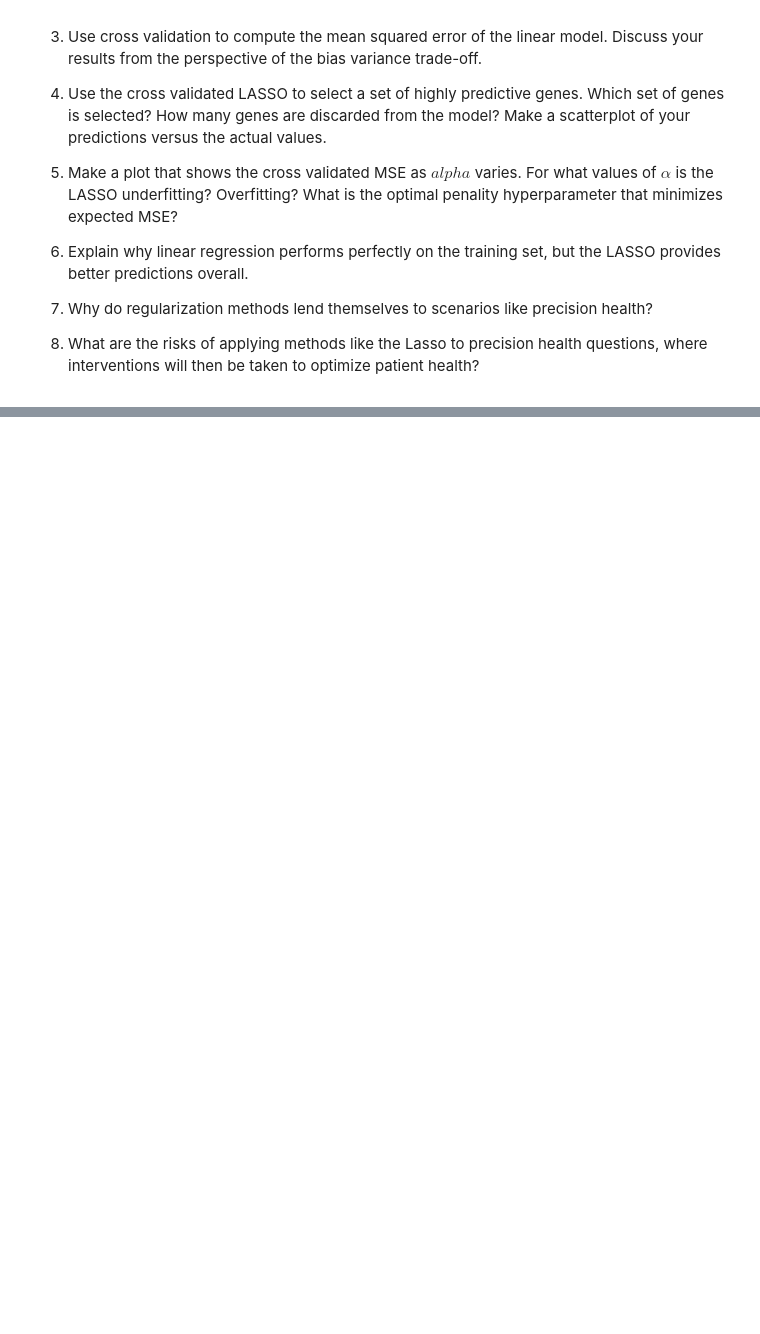
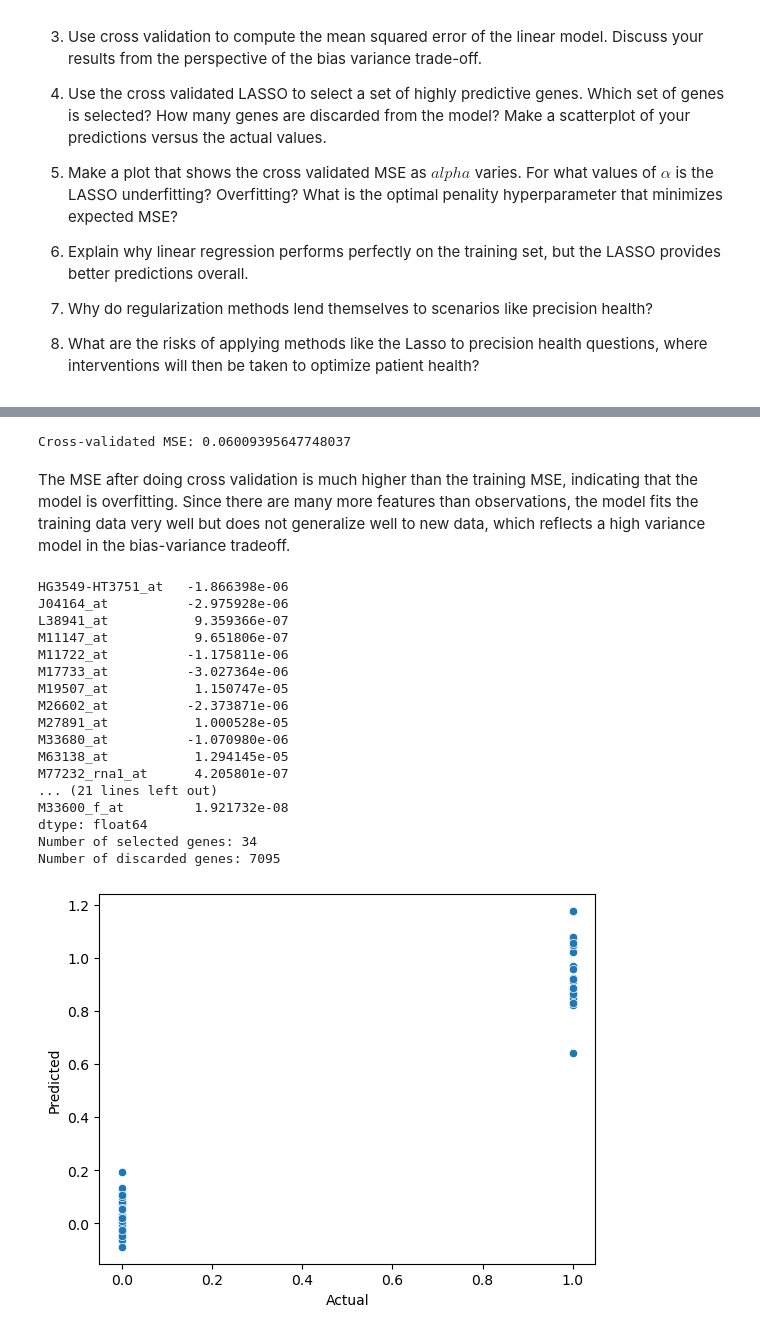
Before and after one commit to shalmalirao/undergrad_ml_assignments, a Jupyter notebook: genomics_lab.ipynb, the cells around one changed output, grey strips where cells are left out. Saved outputs shown, nothing was run; the diff lists cells and outputs as text; code cells hidden in the pictures; blank space fills up the shorter version.

```diff
--- a/genomics_lab.ipynb
+++ b/genomics_lab.ipynb
@@ -61,0 +75,48 @@ sns.scatterplot(x=y_hat, y=resid)
+# %%
+# Question 3
+
+scores = cross_val_score(model, genes, y, cv=5, scoring="neg_mean_squared_error")
+cv_mse = -scores.mean()
+print("Cross-validated MSE:", cv_mse)
+# %% [output]
+Cross-validated MSE: 0.06009395647748037
+# %% [markdown]
+The MSE after doing cross validation is much higher than the training MSE, indicating that the model is overfitting. Since there are many more features than observations, the model fits the training data very well but does not generalize well to new data, which reflects a high variance model in the bias-variance tradeoff.
+# %%
+# Question 4
+
+lasso = LassoCV(cv=5)
+lasso.fit(genes, y)
+
+y_hat_lasso = lasso.predict(genes)
+
+coef = pd.Series(lasso.coef_, index=genes.columns)
+selected_genes = coef[coef != 0]  # set of selected genes (the ones with non-zero coefficients)
+print(selected_genes)
+
+print("Number of selected genes:", len(selected_genes))  # 34 genes were selected, while 7095 were discarded
+print("Number of discarded genes:", (coef == 0).sum())
+
+sns.scatterplot(x=y, y=y_hat_lasso)
+plt.xlabel("Actual")
+plt.ylabel("Predicted")
+plt.show()
+# %% [output]
+HG3549-HT3751_at   -1.866398e-06
+J04164_at          -2.975928e-06
+L38941_at           9.359366e-07
+M11147_at           9.651806e-07
+M11722_at          -1.175811e-06
+M17733_at          -3.027364e-06
+M19507_at           1.150747e-05
+M26602_at          -2.373871e-06
+M27891_at           1.000528e-05
+M33680_at          -1.070980e-06
+M63138_at           1.294145e-05
+M77232_rna1_at      4.205801e-07
+... (21 lines left out)
+M33600_f_at         1.921732e-08
+dtype: float64
+Number of selected genes: 34
+Number of discarded genes: 7095
+[figure, added]
```
Also changed, not shown: parts of 10 cells of this notebook, 1 other file.
